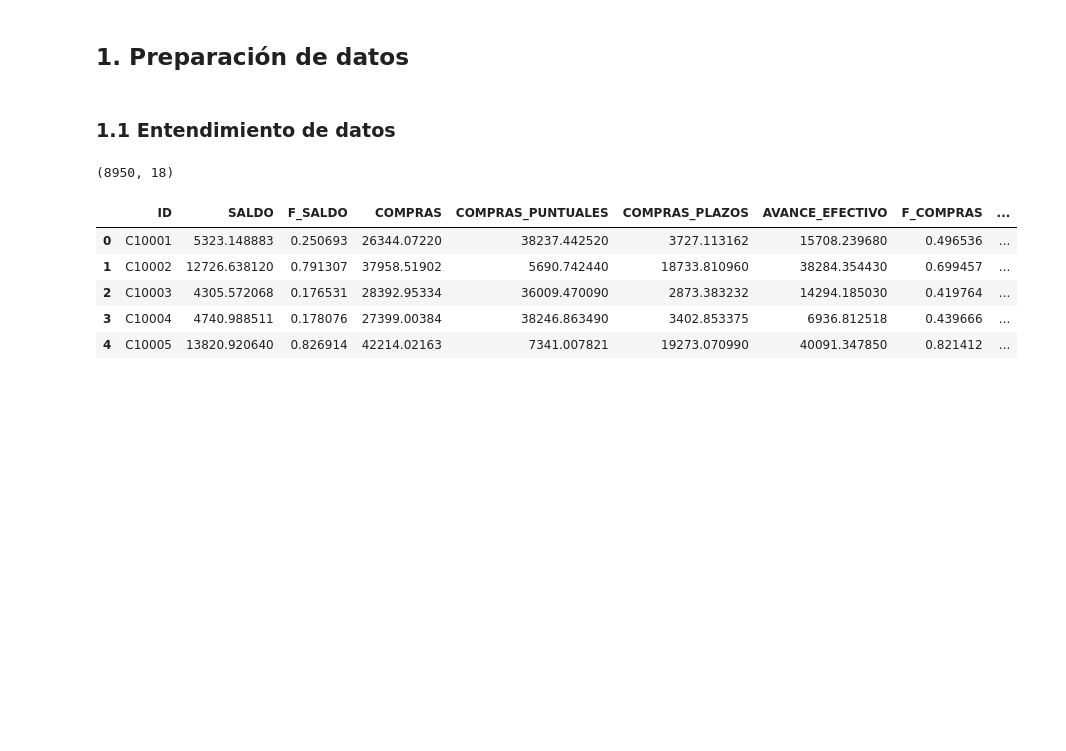
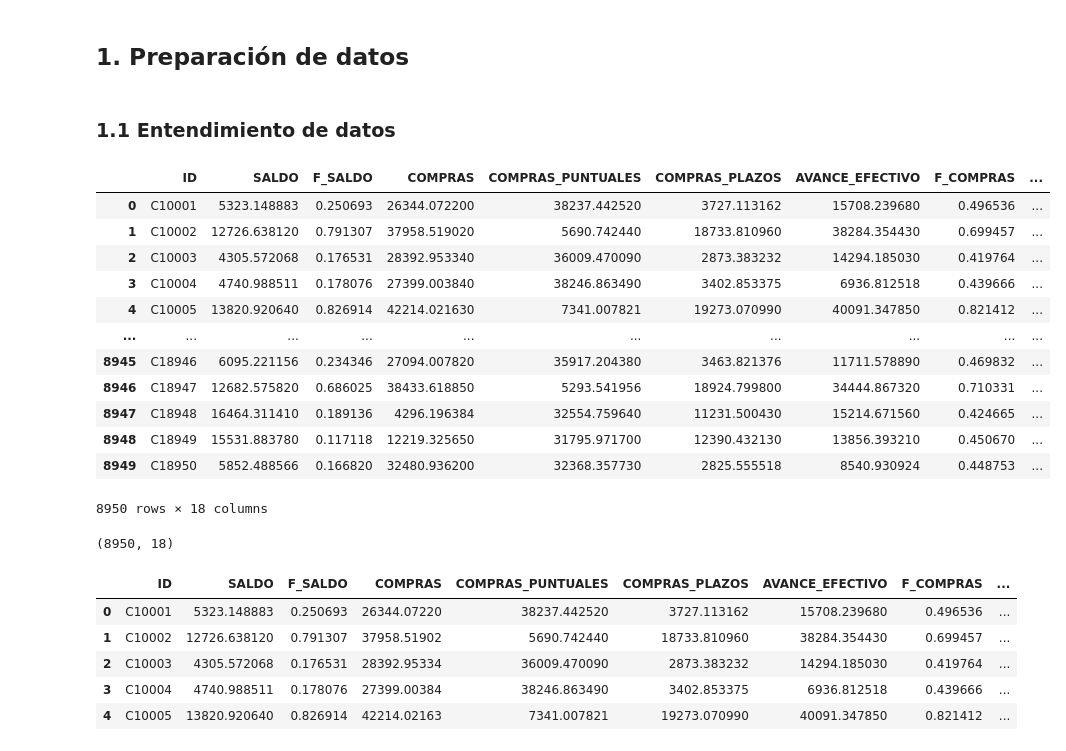
Before and after one commit to iStork1/Laboratorio-2-BI, a Jupyter notebook: Laboratorio2.ipynb, the cells around one changed output. Drawn from its saved outputs; the diff is of its cells as text; code cells hidden in the pictures; blank space fills up the shorter version.

```diff
--- a/Laboratorio2.ipynb
+++ b/Laboratorio2.ipynb
@@ -35,6 +35,22 @@ df=df_original.copy()
 ## 1. Preparación de datos
 # %% [markdown]
 ### 1.1 Entendimiento de datos
+# %%
+df
+# %% [output]
+|  | ID | SALDO | F_SALDO | COMPRAS | COMPRAS_PUNTUALES | COMPRAS_PLAZOS | AVANCE_EFECTIVO | F_COMPRAS | ... |
+| 0 | C10001 | 5323.148883 | 0.250693 | 26344.072200 | 38237.442520 | 3727.113162 | 15708.239680 | 0.496536 | ... |
+| 1 | C10002 | 12726.638120 | 0.791307 | 37958.519020 | 5690.742440 | 18733.810960 | 38284.354430 | 0.699457 | ... |
+| 2 | C10003 | 4305.572068 | 0.176531 | 28392.953340 | 36009.470090 | 2873.383232 | 14294.185030 | 0.419764 | ... |
+| 3 | C10004 | 4740.988511 | 0.178076 | 27399.003840 | 38246.863490 | 3402.853375 | 6936.812518 | 0.439666 | ... |
+| 4 | C10005 | 13820.920640 | 0.826914 | 42214.021630 | 7341.007821 | 19273.070990 | 40091.347850 | 0.821412 | ... |
+| ... | ... | ... | ... | ... | ... | ... | ... | ... | ... |
+| 8945 | C18946 | 6095.221156 | 0.234346 | 27094.007820 | 35917.204380 | 3463.821376 | 11711.578890 | 0.469832 | ... |
+| 8946 | C18947 | 12682.575820 | 0.686025 | 38433.618850 | 5293.541956 | 18924.799800 | 34444.867320 | 0.710331 | ... |
+| 8947 | C18948 | 16464.311410 | 0.189136 | 4296.196384 | 32554.759640 | 11231.500430 | 15214.671560 | 0.424665 | ... |
+| 8948 | C18949 | 15531.883780 | 0.117118 | 12219.325650 | 31795.971700 | 12390.432130 | 13856.393210 | 0.450670 | ... |
+| 8949 | C18950 | 5852.488566 | 0.166820 | 32480.936200 | 32368.357730 | 2825.555518 | 8540.930924 | 0.448753 | ... |
+8950 rows × 18 columns
 # %%
 df.shape
 # %% [output]
```
Also changed, not shown: parts of 14 cells of this notebook.
